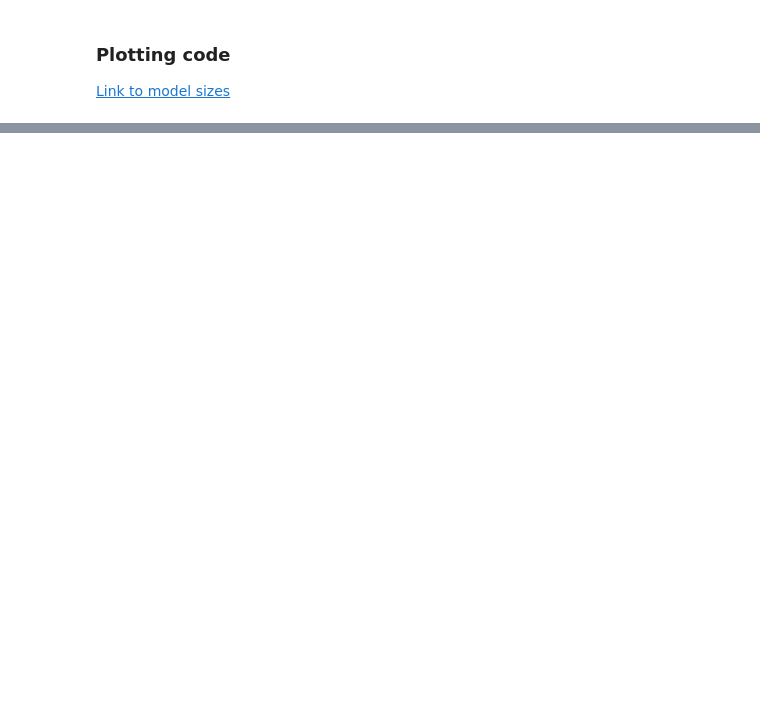
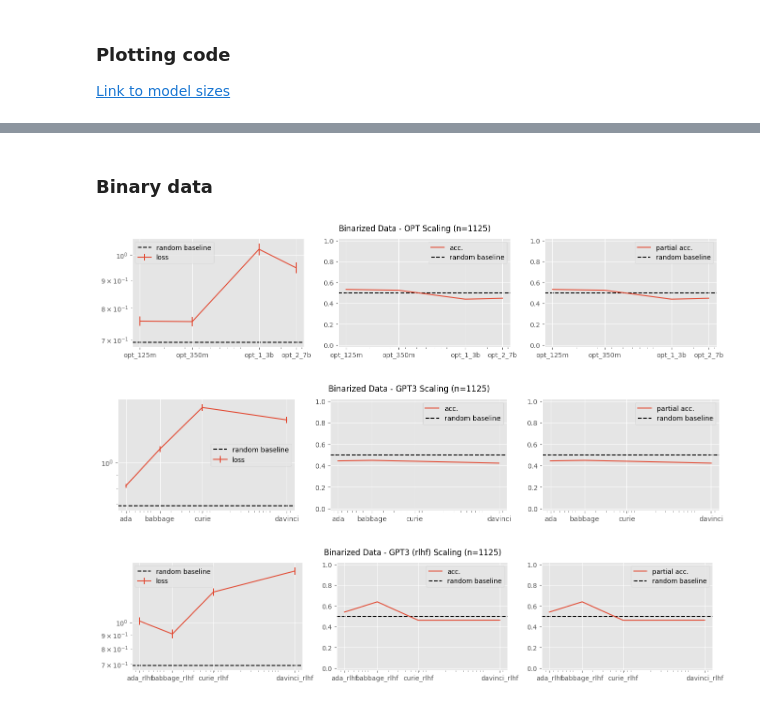
Before and after one commit to saptab/inverse-scaling-2022-psych, a Jupyter notebook: round1_aug_submission/combined/v1/analysis.ipynb, the cells around one changed output, grey strips where cells are left out. Saved outputs shown, nothing was run; the diff lists cells and outputs as text; code cells hidden in the pictures; blank space fills up the shorter version.

```diff
--- a/round1_aug_submission/combined/v1/analysis.ipynb
+++ b/round1_aug_submission/combined/v1/analysis.ipynb
@@ -135,0 +202,8 @@ TODO
+# %% [markdown]
+### Binary data
+# %%
+comprehensive_plot(df[df.binarized], name="Binarized Data")
+# %% [output]
+[figure, added]
+[figure, added]
+[figure, added]
```
Also changed, not shown: parts of 45 cells of this notebook.
